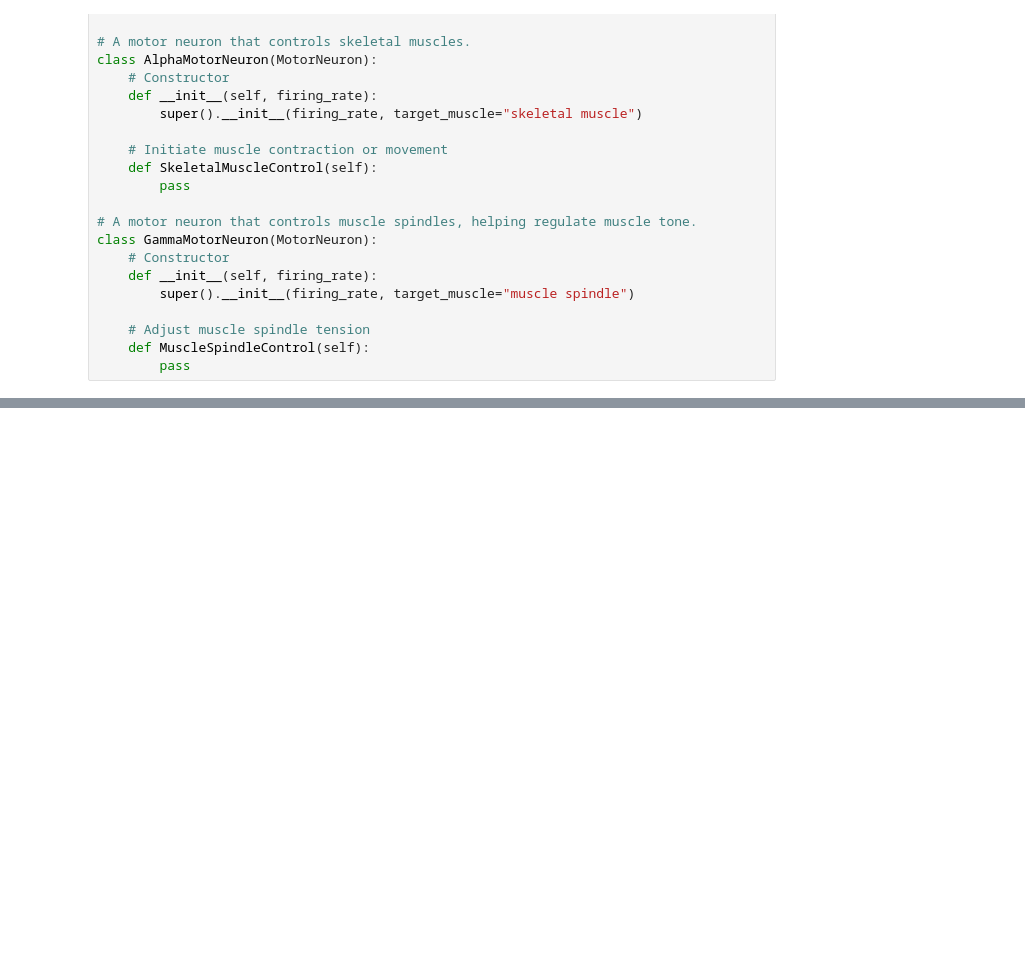
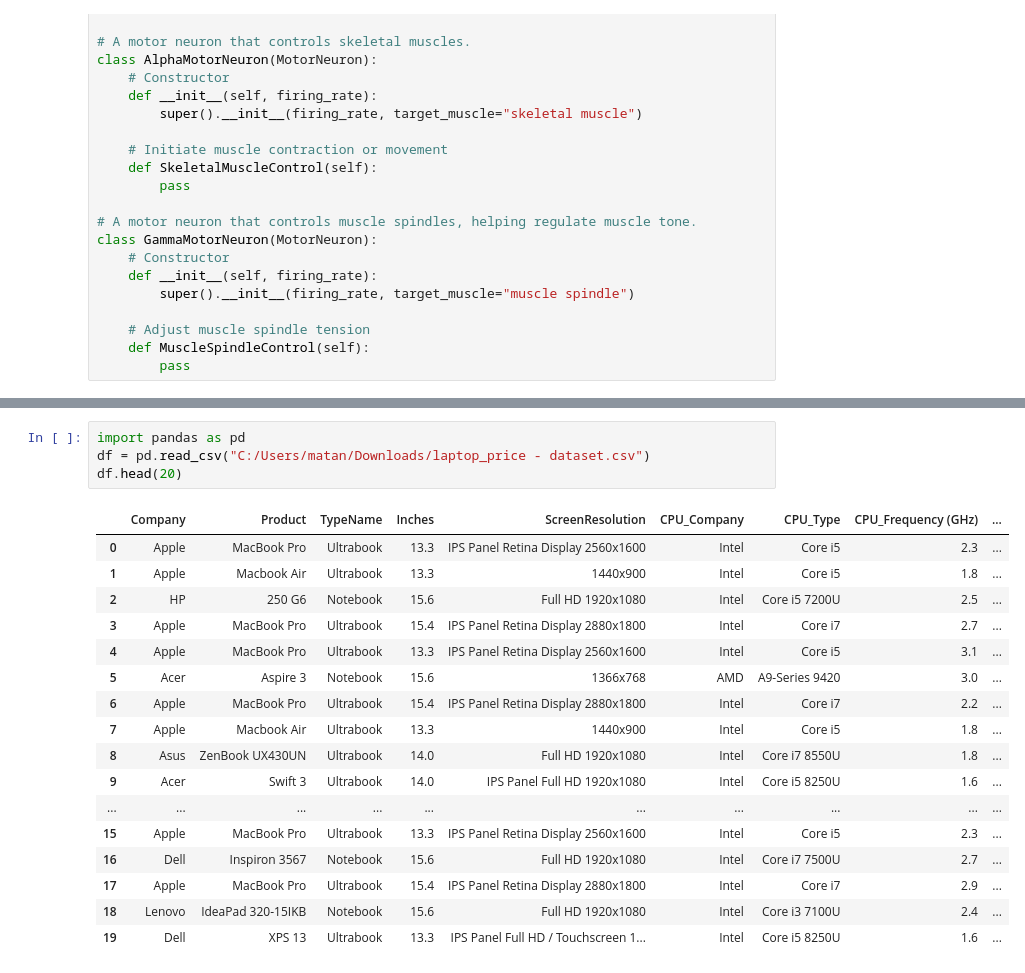
Before and after one commit to Matan-Jack/firstProjectPython, a Jupyter notebook: firstMiniProject.ipynb, the cells around one changed output, grey strips where cells are left out. Drawn from its saved outputs; the diff is of its cells as text; blank space fills up the shorter version.

```diff
--- a/firstMiniProject.ipynb
+++ b/firstMiniProject.ipynb
@@ -180,0 +219,22 @@ plt.show()
+# %%
+import pandas as pd
+df = pd.read_csv("C:/Users/matan/Downloads/laptop_price - dataset.csv")
+df.head(20)
+# %% [output]
+|  | Company | Product | TypeName | Inches | ScreenResolution | CPU_Company | CPU_Type | CPU_Frequency (GHz) | ... |
+| 0 | Apple | MacBook Pro | Ultrabook | 13.3 | IPS Panel Retina Display 2560x1600 | Intel | Core i5 | 2.3 | ... |
+| 1 | Apple | Macbook Air | Ultrabook | 13.3 | 1440x900 | Intel | Core i5 | 1.8 | ... |
+| 2 | HP | 250 G6 | Notebook | 15.6 | Full HD 1920x1080 | Intel | Core i5 7200U | 2.5 | ... |
+| 3 | Apple | MacBook Pro | Ultrabook | 15.4 | IPS Panel Retina Display 2880x1800 | Intel | Core i7 | 2.7 | ... |
+| 4 | Apple | MacBook Pro | Ultrabook | 13.3 | IPS Panel Retina Display 2560x1600 | Intel | Core i5 | 3.1 | ... |
+| 5 | Acer | Aspire 3 | Notebook | 15.6 | 1366x768 | AMD | A9-Series 9420 | 3.0 | ... |
+| 6 | Apple | MacBook Pro | Ultrabook | 15.4 | IPS Panel Retina Display 2880x1800 | Intel | Core i7 | 2.2 | ... |
+| 7 | Apple | Macbook Air | Ultrabook | 13.3 | 1440x900 | Intel | Core i5 | 1.8 | ... |
+| 8 | Asus | ZenBook UX430UN | Ultrabook | 14.0 | Full HD 1920x1080 | Intel | Core i7 8550U | 1.8 | ... |
+| 9 | Acer | Swift 3 | Ultrabook | 14.0 | IPS Panel Full HD 1920x1080 | Intel | Core i5 8250U | 1.6 | ... |
+| ... | ... | ... | ... | ... | ... | ... | ... | ... | ... |
+| 15 | Apple | MacBook Pro | Ultrabook | 13.3 | IPS Panel Retina Display 2560x1600 | Intel | Core i5 | 2.3 | ... |
+| 16 | Dell | Inspiron 3567 | Notebook | 15.6 | Full HD 1920x1080 | Intel | Core i7 7500U | 2.7 | ... |
+| 17 | Apple | MacBook Pro | Ultrabook | 15.4 | IPS Panel Retina Display 2880x1800 | Intel | Core i7 | 2.9 | ... |
+| 18 | Lenovo | IdeaPad 320-15IKB | Notebook | 15.6 | Full HD 1920x1080 | Intel | Core i3 7100U | 2.4 | ... |
+| 19 | Dell | XPS 13 | Ultrabook | 13.3 | IPS Panel Full HD / Touchscreen 1... | Intel | Core i5 8250U | 1.6 | ... |
```
Also changed, not shown: parts of 4 cells of this notebook.
